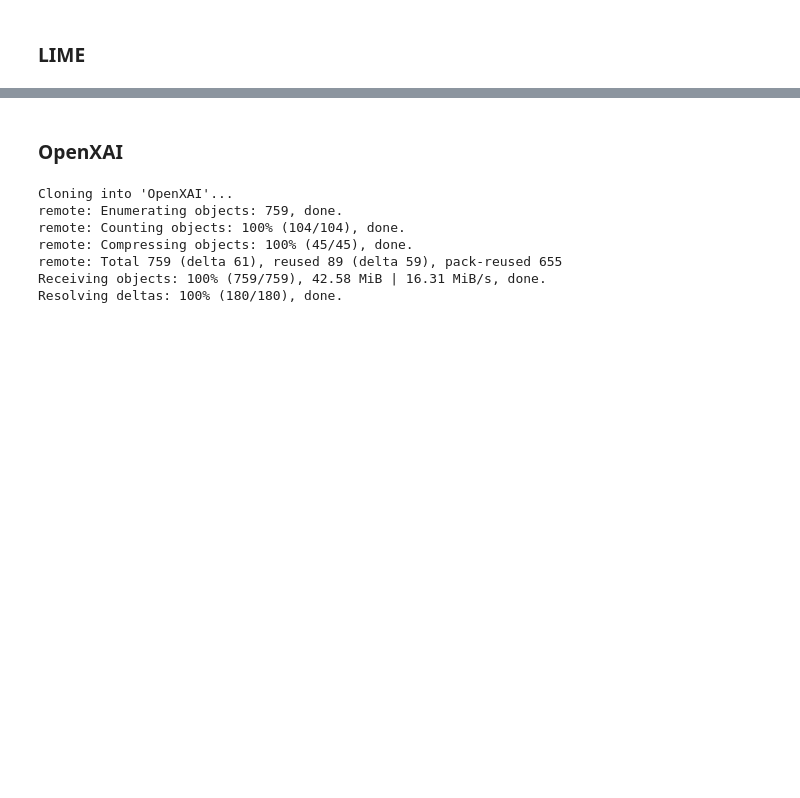
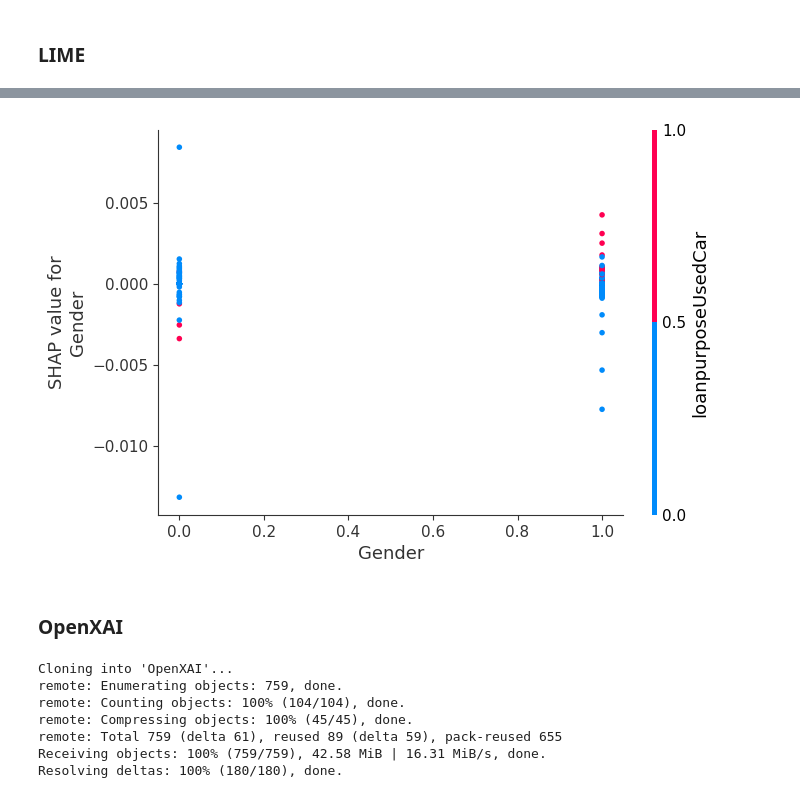
Before and after one commit to sree2712/Maxplain, a Jupyter notebook: Maxplain_POC.ipynb, the cells around one changed output, grey strips where cells are left out. Saved outputs shown, nothing was run; the diff lists cells and outputs as text; code cells hidden in the pictures; blank space fills up the shorter version.

```diff
--- a/Maxplain_POC.ipynb
+++ b/Maxplain_POC.ipynb
@@ -506,3 +411,9 @@ NoCurrentLoan > -0.22: -0.23158903972553313
+# %%
+# Plot the dependence plot
+feature_index = 0  # Change this to the index of the feature you're interested in
+shap.dependence_plot(feature_index, shap_values[1], X_test)
+# %% [output]
+[figure, added]
 # %% [markdown]
 ### OpenXAI
 # %%
```
Also changed, not shown: parts of 70 cells of this notebook.
